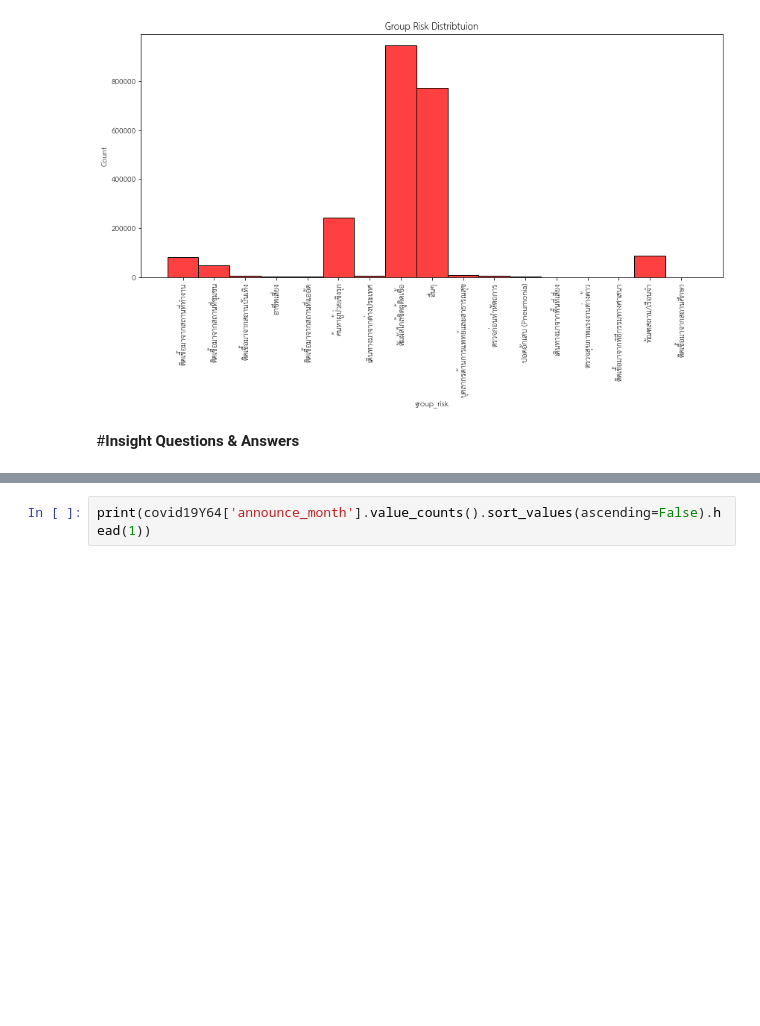
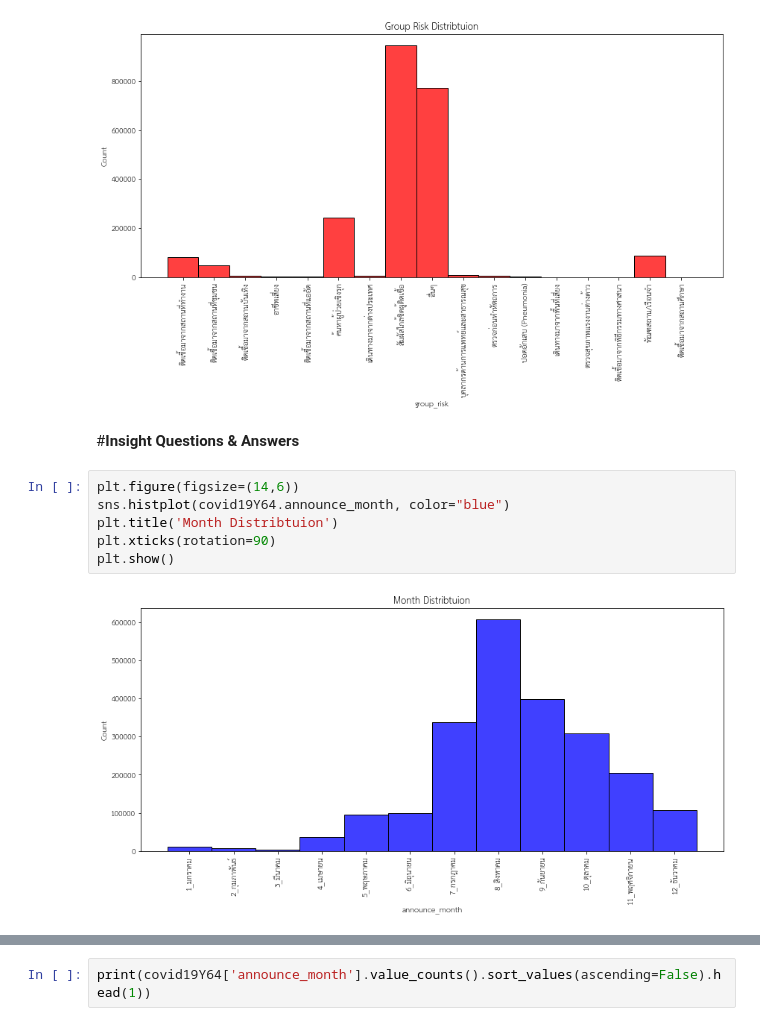
Before and after one commit to Toeysamm/2-64-NIDA-DADS5001, a Jupyter notebook: Covid19_midterm.ipynb, the cells around one changed output, grey strips where cells are left out. Drawn from its saved outputs; the diff is of its cells as text; blank space fills up the shorter version.

```diff
--- a/Covid19_midterm.ipynb
+++ b/Covid19_midterm.ipynb
@@ -577,4 +577,12 @@ plt.show()
 [figure]
 # %% [markdown]
 #**Insight Questions & Answers**
+# %%
+plt.figure(figsize=(14,6))
+sns.histplot(covid19Y64.announce_month, color="blue")
+plt.title('Month Distribtuion')
+plt.xticks(rotation=90)
+plt.show()
+# %% [output]
+[figure, added]
 # %% [markdown]
```
Also changed, not shown: parts of 21 cells of this notebook.
